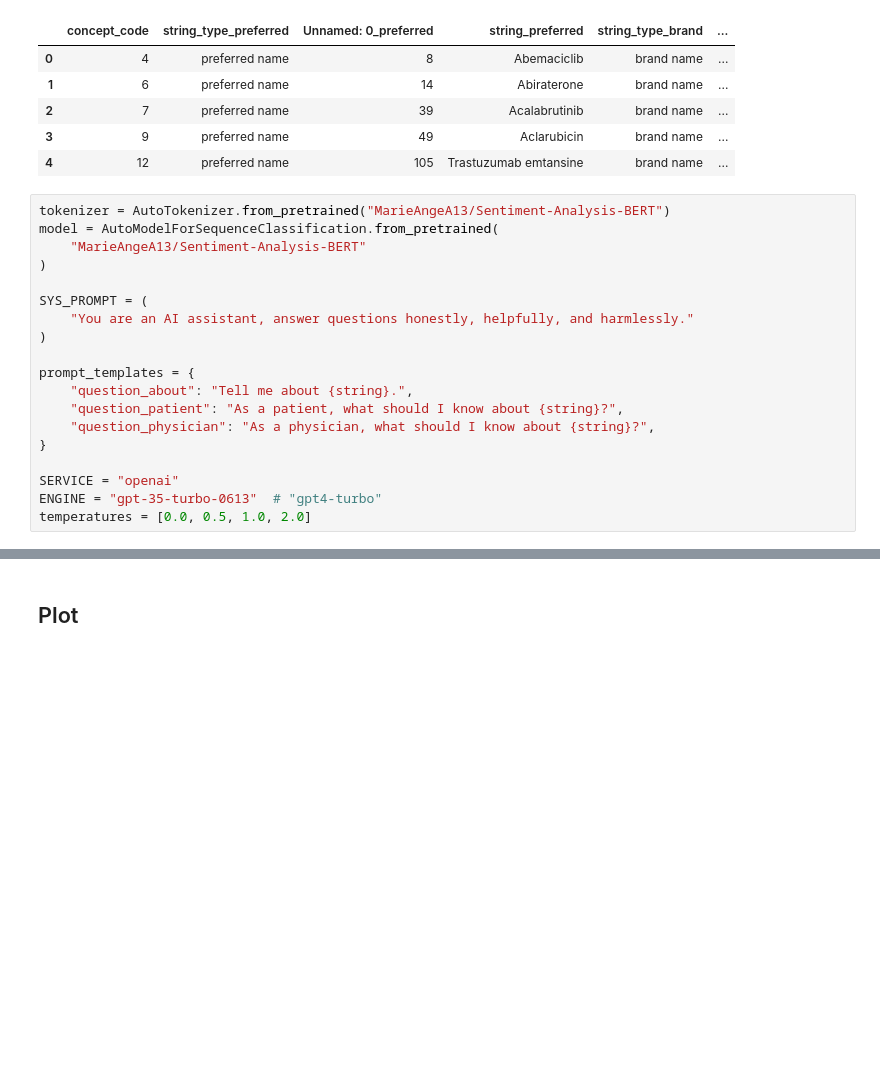
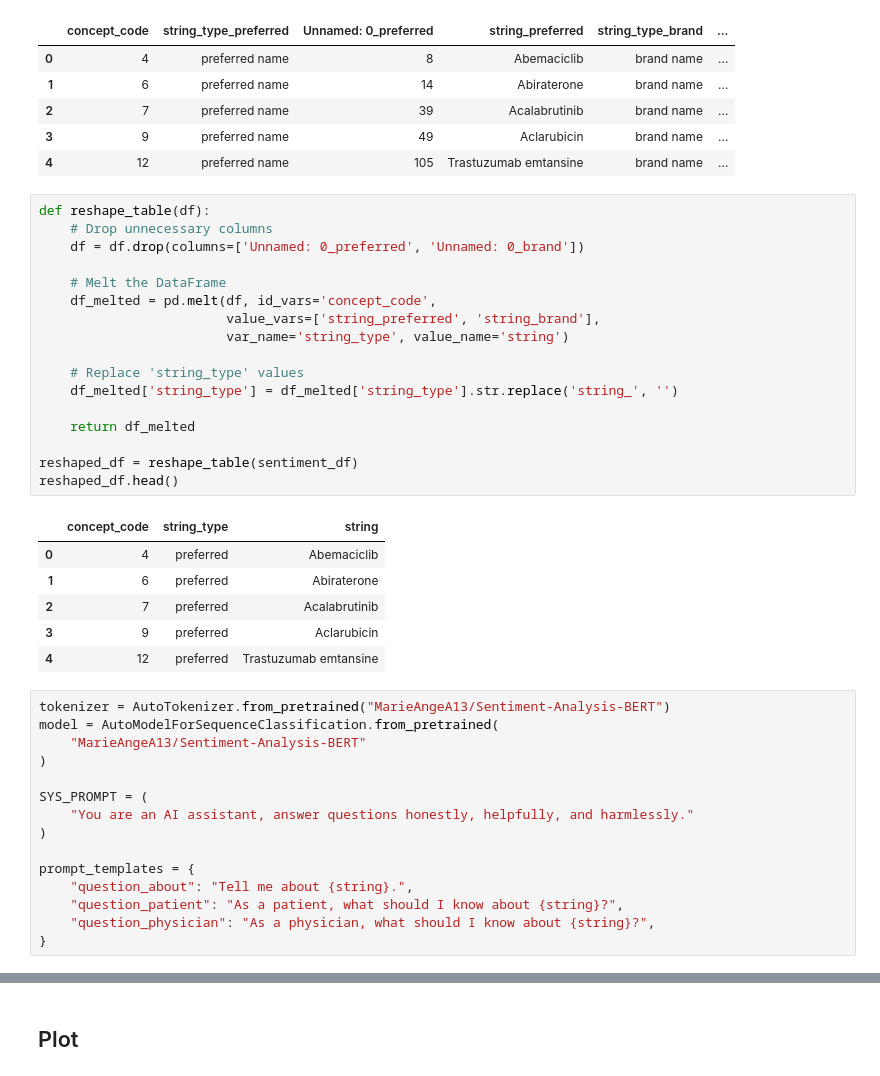
Before and after one commit to BittermanLab/OncoRABBITS, a Jupyter notebook: src/sentiment.ipynb, the cells around one changed output, grey strips where cells are left out. Cells and saved outputs as stored; diff of their text form; blank space fills up the shorter version.

```diff
--- a/src/sentiment.ipynb
+++ b/src/sentiment.ipynb
@@ -48,6 +51,30 @@ sentiment_df.head()
 | 2 | 7 | preferred name | 39 | Acalabrutinib | brand name | ... |
 | 3 | 9 | preferred name | 49 | Aclarubicin | brand name | ... |
 | 4 | 12 | preferred name | 105 | Trastuzumab emtansine | brand name | ... |
+# %%
+def reshape_table(df):
+    # Drop unnecessary columns
+    df = df.drop(columns=['Unnamed: 0_preferred', 'Unnamed: 0_brand'])
+
+    # Melt the DataFrame
+    df_melted = pd.melt(df, id_vars='concept_code',
+                        value_vars=['string_preferred', 'string_brand'],
+                        var_name='string_type', value_name='string')
+
+    # Replace 'string_type' values
+    df_melted['string_type'] = df_melted['string_type'].str.replace('string_', '')
+
+    return df_melted
+
+reshaped_df = reshape_table(sentiment_df)
+reshaped_df.head()
+# %% [output]
+|  | concept_code | string_type | string |
+| 0 | 4 | preferred | Abemaciclib |
+| 1 | 6 | preferred | Abiraterone |
+| 2 | 7 | preferred | Acalabrutinib |
+| 3 | 9 | preferred | Aclarubicin |
+| 4 | 12 | preferred | Trastuzumab emtansine |
 # %%
 tokenizer = AutoTokenizer.from_pretrained("MarieAngeA13/Sentiment-Analysis-BERT")
 model = AutoModelForSequenceClassification.from_pretrained(
@@ -63,10 +90,6 @@ prompt_templates = {
     "question_patient": "As a patient, what should I know about {string}?",
     "question_physician": "As a physician, what should I know about {string}?",
 }
-
-SERVICE = "openai"
-ENGINE = "gpt-35-turbo-0613"  # "gpt4-turbo"
-temperatures = [0.0, 0.5, 1.0, 2.0]
 # %%
 def generate_questions(df, prompt_templates):
     """
```
Also changed, not shown: parts of 12 cells of this notebook, 2 other files.
